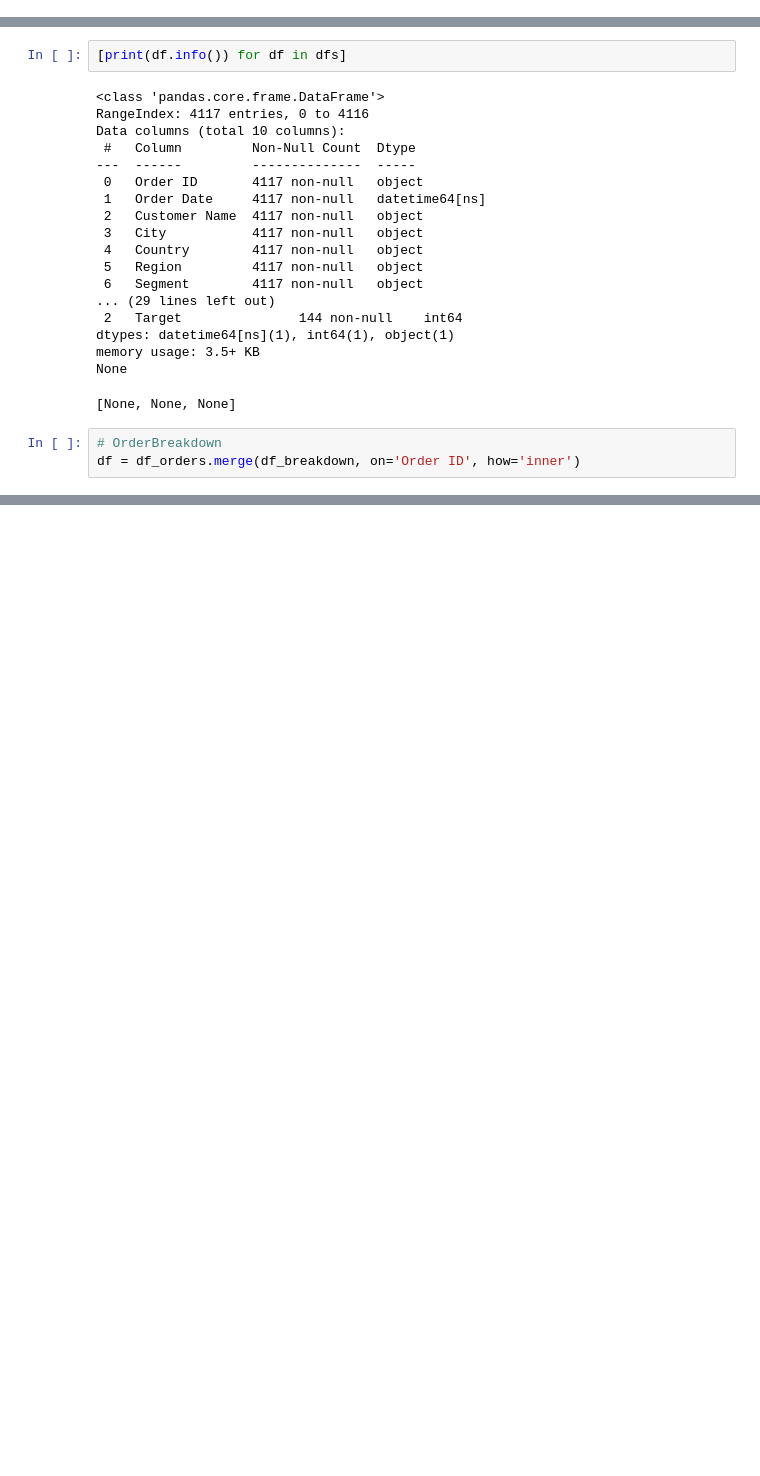
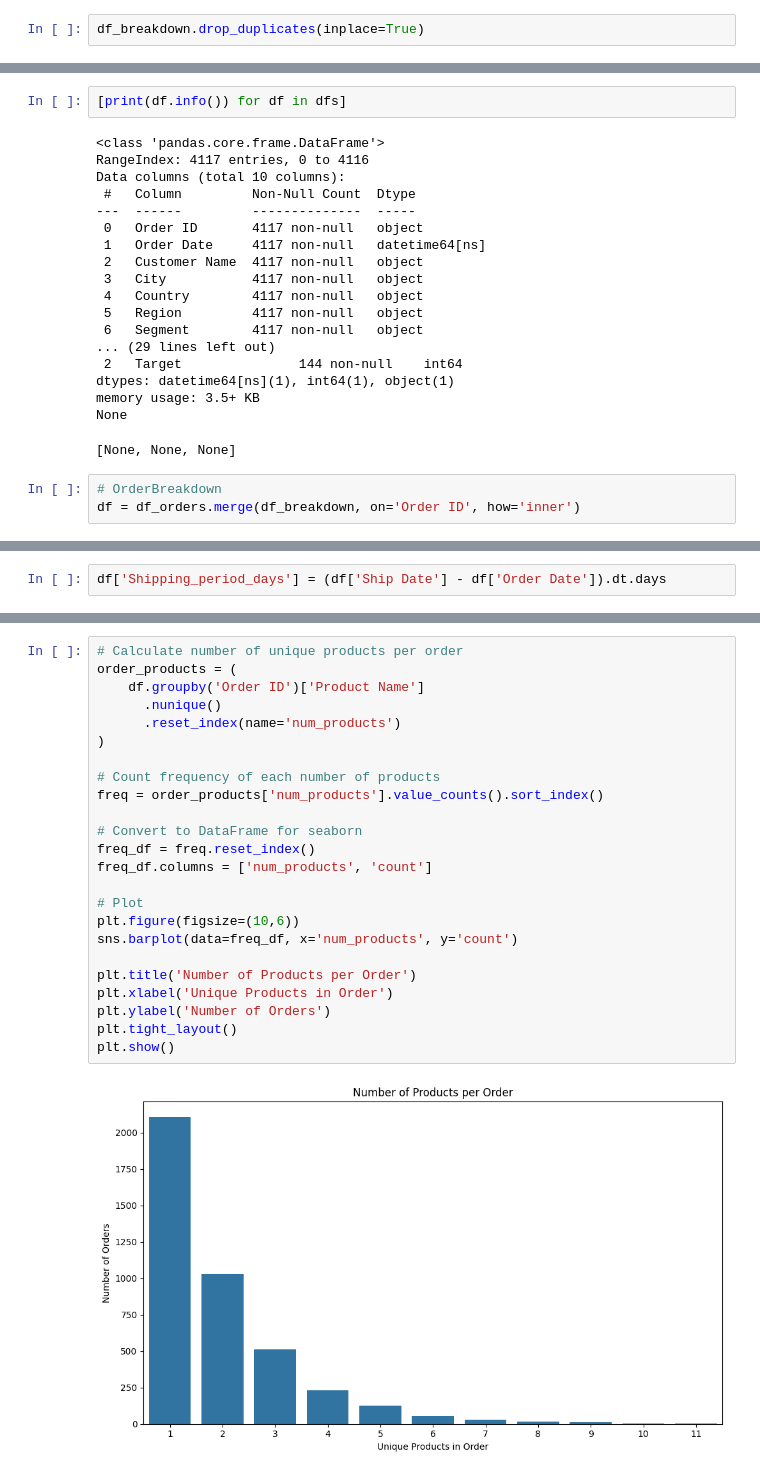
Before and after one commit to 3iraqi/discount-profit-dashboard, a Jupyter notebook: mart_EDA.ipynb, the cells around one changed output, grey strips where cells are left out. Cells and saved outputs as stored; diff of their text form; blank space fills up the shorter version.

```diff
--- a/mart_EDA.ipynb
+++ b/mart_EDA.ipynb
@@ -50,6 +50,8 @@ Category        0
 Sub-Category    0
 dtype: int64
 Number of duplication:  2
+# %%
+df_breakdown.drop_duplicates(inplace=True)
 # %%
 print(df_targets.isna().sum())
 print("Number of duplication: ",df_targets.duplicated().sum())
@@ -166,0 +185,2 @@ Name: count, dtype: int64
+# %%
+df['Shipping_period_days'] = (df['Ship Date'] - df['Order Date']).dt.days
@@ -166,0 +291,26 @@ Name: count, dtype: int64
+# %%
+# Calculate number of unique products per order
+order_products = (
+    df.groupby('Order ID')['Product Name']
+      .nunique()
+      .reset_index(name='num_products')
+)
+
+# Count frequency of each number of products
+freq = order_products['num_products'].value_counts().sort_index()
+
+# Convert to DataFrame for seaborn
+freq_df = freq.reset_index()
+freq_df.columns = ['num_products', 'count']
+
+# Plot
+plt.figure(figsize=(10,6))
+sns.barplot(data=freq_df, x='num_products', y='count')
+
+plt.title('Number of Products per Order')
+plt.xlabel('Unique Products in Order')
+plt.ylabel('Number of Orders')
+plt.tight_layout()
+plt.show()
+# %% [output]
+[figure, added]
```
Also changed, not shown: parts of 41 cells of this notebook, 1 other file.
